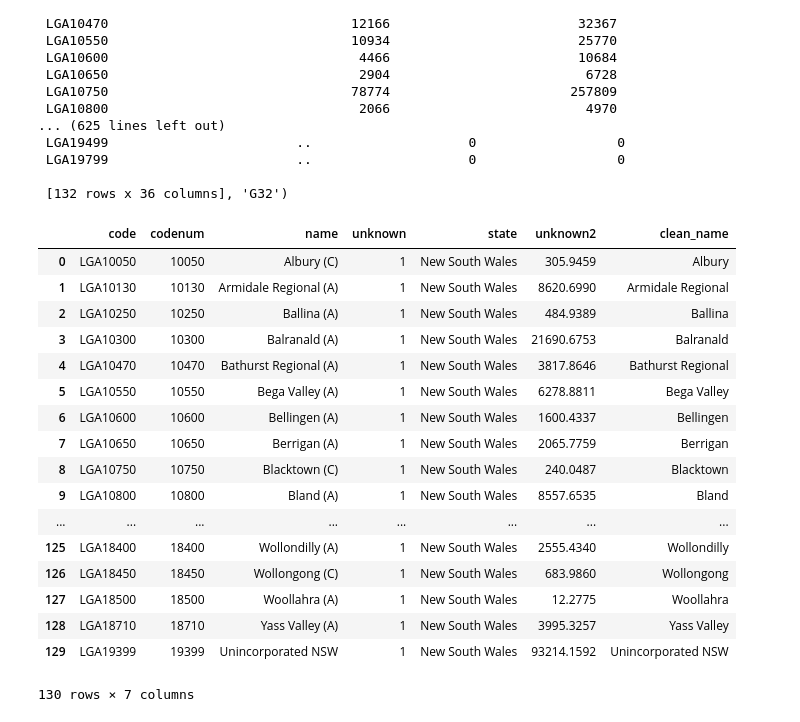
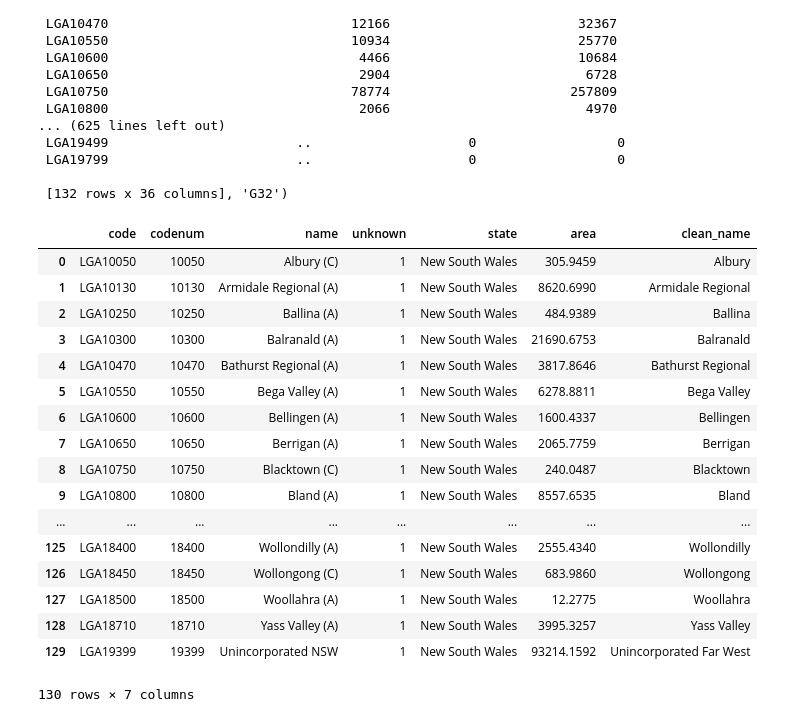
Before and after one commit to desultir/capstone, a Jupyter notebook: notebooks/tdm/clean demographics.ipynb, the cells around one changed output. Saved outputs shown, nothing was run; the diff lists cells and outputs as text; code cells hidden in the pictures.

```diff
--- a/notebooks/tdm/clean demographics.ipynb
+++ b/notebooks/tdm/clean demographics.ipynb
@@ -34,16 +34,26 @@ dfs[0]
 # %%
 import shapefile
 sf = shapefile.Reader(base+shapes)
 
 df = pd.DataFrame(sf.records())
 nswdf = df[df[4] =="New South Wales"]
 # drop "No usual address" - not a useful LGA
 nswdf = nswdf[nswdf[0] != "LGA19499"]
-nswdf.columns = ["code", "codenum", "name", "unknown", "state", "unknown2"]
+nswdf.columns = ["code", "codenum", "name", "unknown", "state", "area"]
 nswdf["clean_name"] = nswdf["name"].str.extract('([^\\(]*)', expand=False).str.strip()
+
+amalgamations = {'Botany Bay': 'Bayside',
+                 'Rockdale'  : 'Bayside',
+                 'Gundagai'  : 'Cootamundra-Gundagai',
+                 'Western Plains Regional' : 'Dubbo Regional',
+                 'Unincorporated NSW' : 'Unincorporated Far West'
+                }
+
+nswdf["clean_name"]= nswdf["clean_name"].apply(lambda x: amalgamations.get(x) if x in amalgamations else x)
+
 nswdf
 # %% [output]
-|  | code | codenum | name | unknown | state | unknown2 | clean_name |
+|  | code | codenum | name | unknown | state | area | clean_name |
 | 0 | LGA10050 | 10050 | Albury (C) | 1 | New South Wales | 305.9459 | Albury |
 | 1 | LGA10130 | 10130 | Armidale Regional (A) | 1 | New South Wales | 8620.6990 | Armidale Regional |
 | 2 | LGA10250 | 10250 | Ballina (A) | 1 | New South Wales | 484.9389 | Ballina |
@@ -59,7 +69,7 @@ nswdf
 | 126 | LGA18450 | 18450 | Wollongong (C) | 1 | New South Wales | 683.9860 | Wollongong |
 | 127 | LGA18500 | 18500 | Woollahra (A) | 1 | New South Wales | 12.2775 | Woollahra |
 | 128 | LGA18710 | 18710 | Yass Valley (A) | 1 | New South Wales | 3995.3257 | Yass Valley |
-| 129 | LGA19399 | 19399 | Unincorporated NSW | 1 | New South Wales | 93214.1592 | Unincorporated NSW |
+| 129 | LGA19399 | 19399 | Unincorporated NSW | 1 | New South Wales | 93214.1592 | Unincorporated Far West |
 130 rows × 7 columns
 # %%
 outputdf = dfs[0][0]
```
Also changed, not shown: parts of 5 cells of this notebook, 4 other files.
